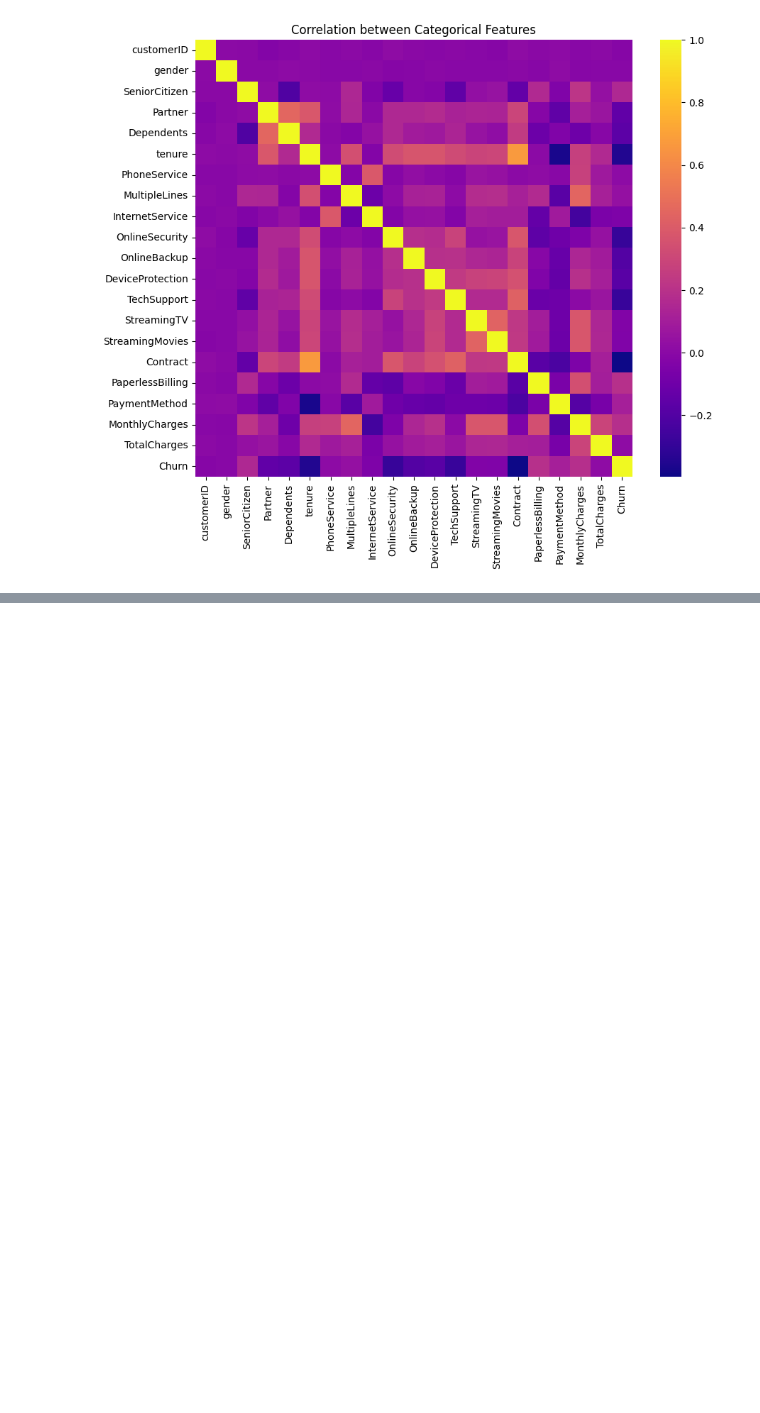
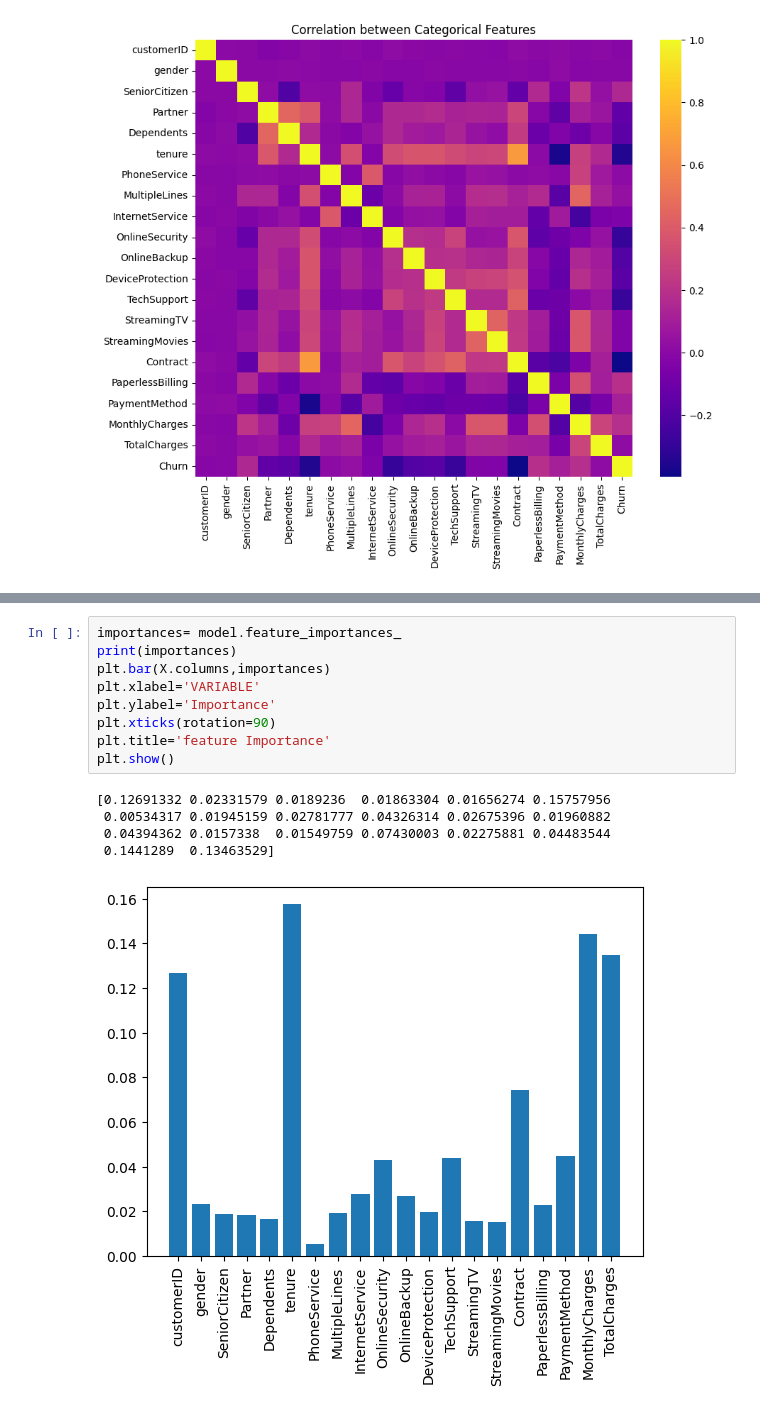
Before and after one commit to NandakishorMN/churn_analysis_project-1, a Jupyter notebook: churn.ipynb, the cells around one changed output, grey strips where cells are left out. Drawn from its saved outputs; the diff is of its cells as text; blank space fills up the shorter version.

Commit message:
feature importance

```diff
--- a/churn.ipynb
+++ b/churn.ipynb
@@ -137,0 +138,15 @@ Average Accuracy Across 5 Folds: 0.794
+# %%
+importances= model.feature_importances_
+print(importances)
+plt.bar(X.columns,importances)
+plt.xlabel='VARIABLE'
+plt.ylabel='Importance'
+plt.xticks(rotation=90)
+plt.title='feature Importance'
+plt.show()
+# %% [output]
+[0.12691332 0.02331579 0.0189236  0.01863304 0.01656274 0.15757956
+ 0.00534317 0.01945159 0.02781777 0.04326314 0.02675396 0.01960882
+ 0.04394362 0.0157338  0.01549759 0.07430003 0.02275881 0.04483544
+ 0.1441289  0.13463529]
+[figure, added]
```
Also changed, not shown: parts of 1 cell of this notebook.
